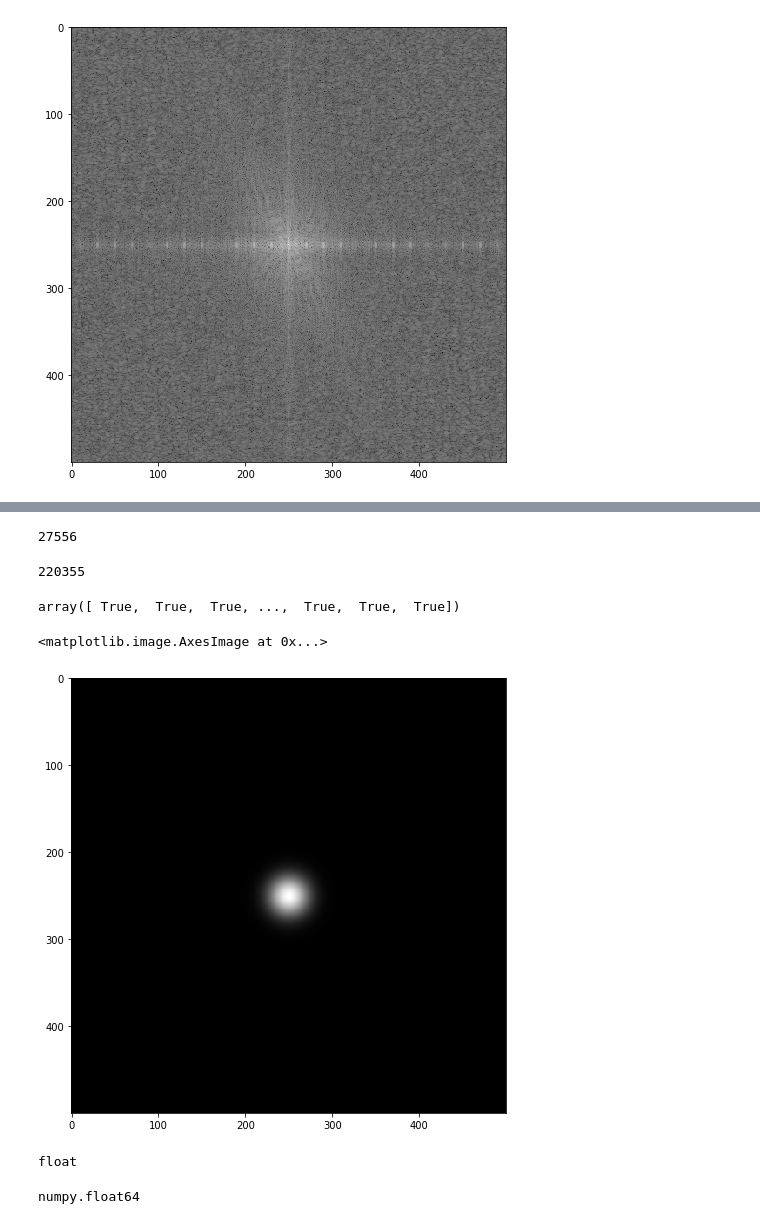
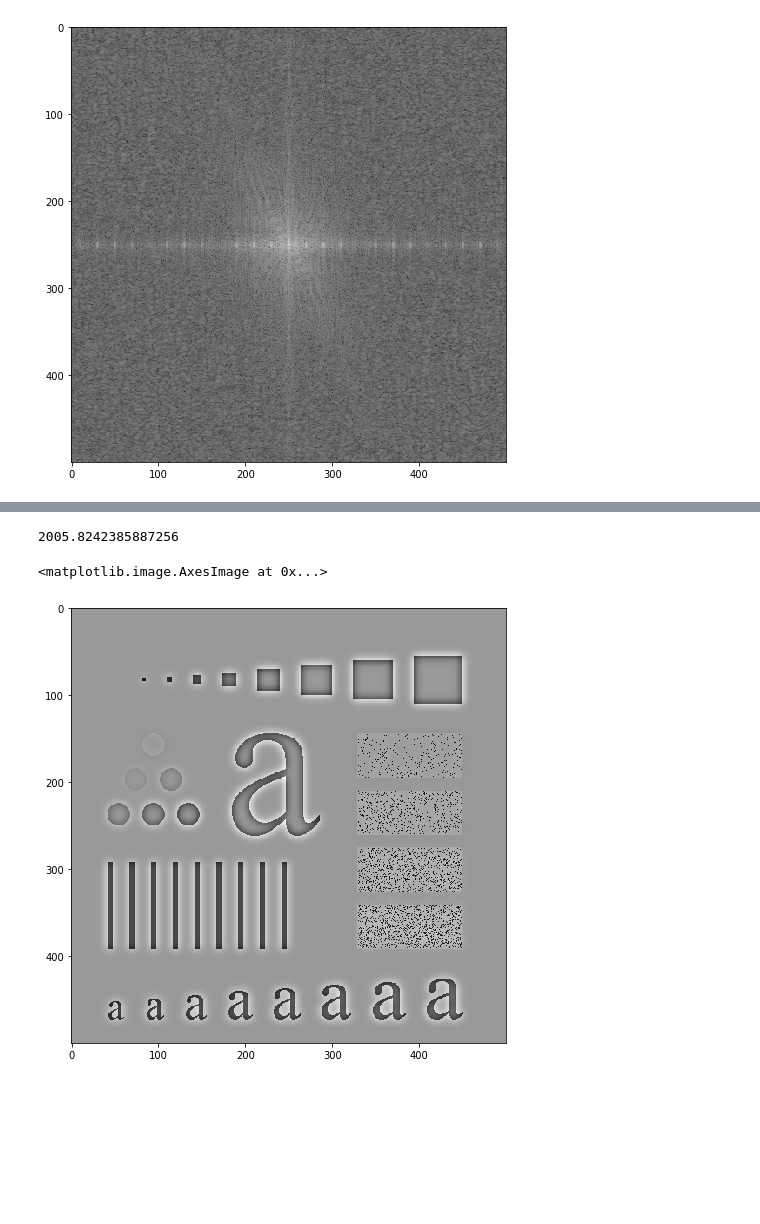
Before and after one commit to gmagannaDevelop/SegundoParcialImagenes, a Jupyter notebook: Examen.ipynb, the cells around one changed output, grey strips where cells are left out. Saved outputs shown, nothing was run; the diff lists cells and outputs as text; code cells hidden in the pictures; blank space fills up the shorter version.

```diff
--- a/Examen.ipynb
+++ b/Examen.ipynb
@@ -229,20 +229,13 @@ def FiltraGaussiana(image: np.ndarray, sigma: float, kind: str = 'low') -> np.nd
             np.fft.fft2(image)
     )
     G  = H * _F
-    g  = np.real(
-            np.fft.ifft2(
-                np.fft.ifftshift(G)
-            )
-    )
+    g  = np.real( np.fft.ifft2( np.fft.ifftshift(G) ))
 
     # Recortamos la imagen a su tamaño original, de ser requerido.
     g = g[:image.shape[0], :image.shape[1]]
 
-
     return g
 
-
-    #_X = np.exp(-1.0 *)
 ##
 # %%
 I = img.imread('docs/FigP0401(test_pattern).tif')
@@ -278,29 +265,11 @@ x = kernel_gaussiano(image=I, sigma=16)
-# %%
-166**2
-# %% [output]
-27556
-# %%
-sum(
-    map(
-        lambda x: 1 if x else 0, np.isclose(x, 0).flatten()
-       )
-   )
-# %% [output]
-220355
-# %%
-np.isclose(x, 0).flatten()
-# %% [output]
-array([ True,  True,  True, ...,  True,  True,  True])
+# %%
+IA = FiltraGaussiana(I, sigma=16, kind='high')
+pot_IA = ImPotencia(IA)
+pot_IA
+# %% [output]
+2005.8242385887256
 # %%
-plt.imshow(x, cmap='gray')
+plt.imshow(IA, cmap='gray')
 # %% [output]
 <matplotlib.image.AxesImage at 0x...>
-[figure, old version]
+[figure, new version]
-# %%
-type(0.0)
-# %% [output]
-float
-# %%
-type(x[0][0])
-# %% [output]
-numpy.float64
```
Also changed, not shown: parts of 9 cells of this notebook, 1 other file.
